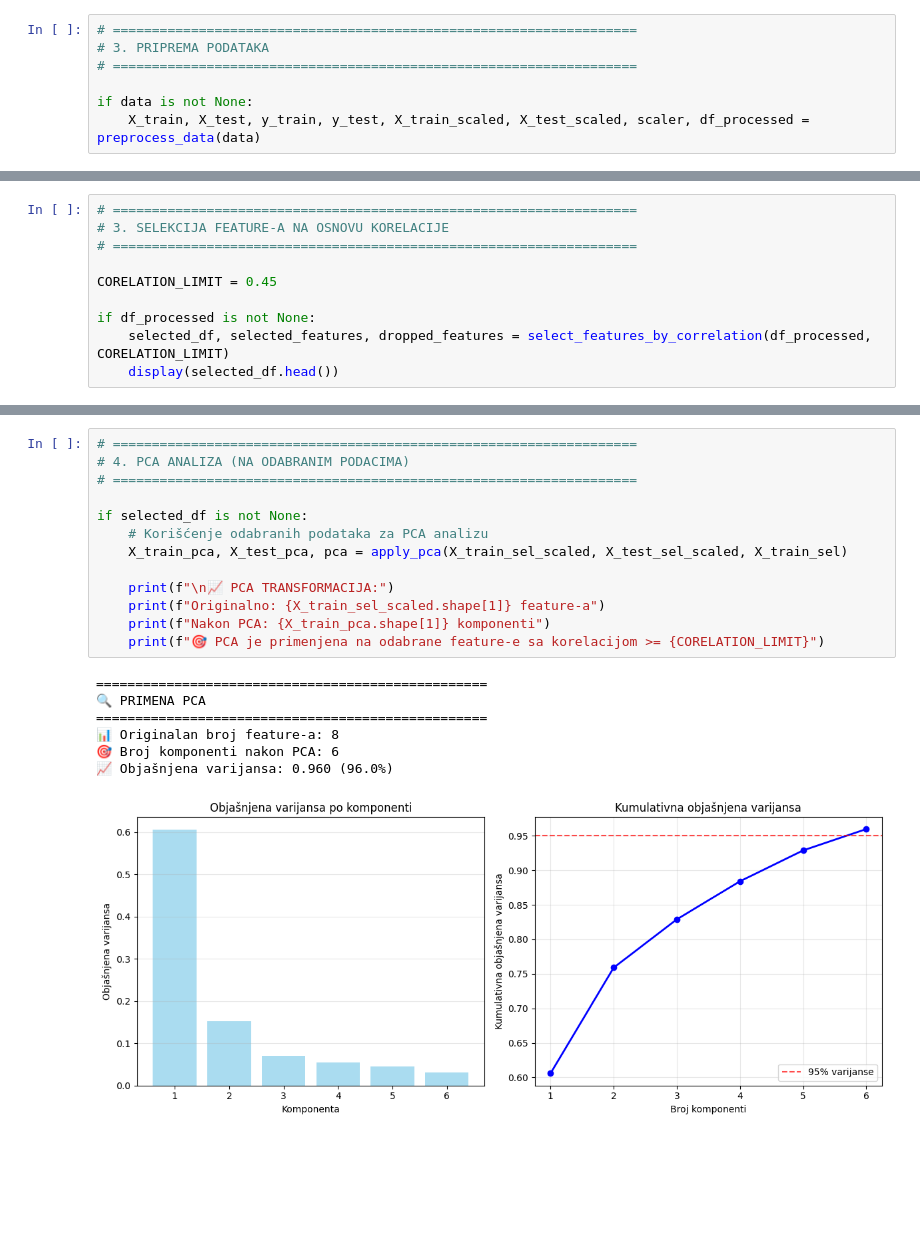
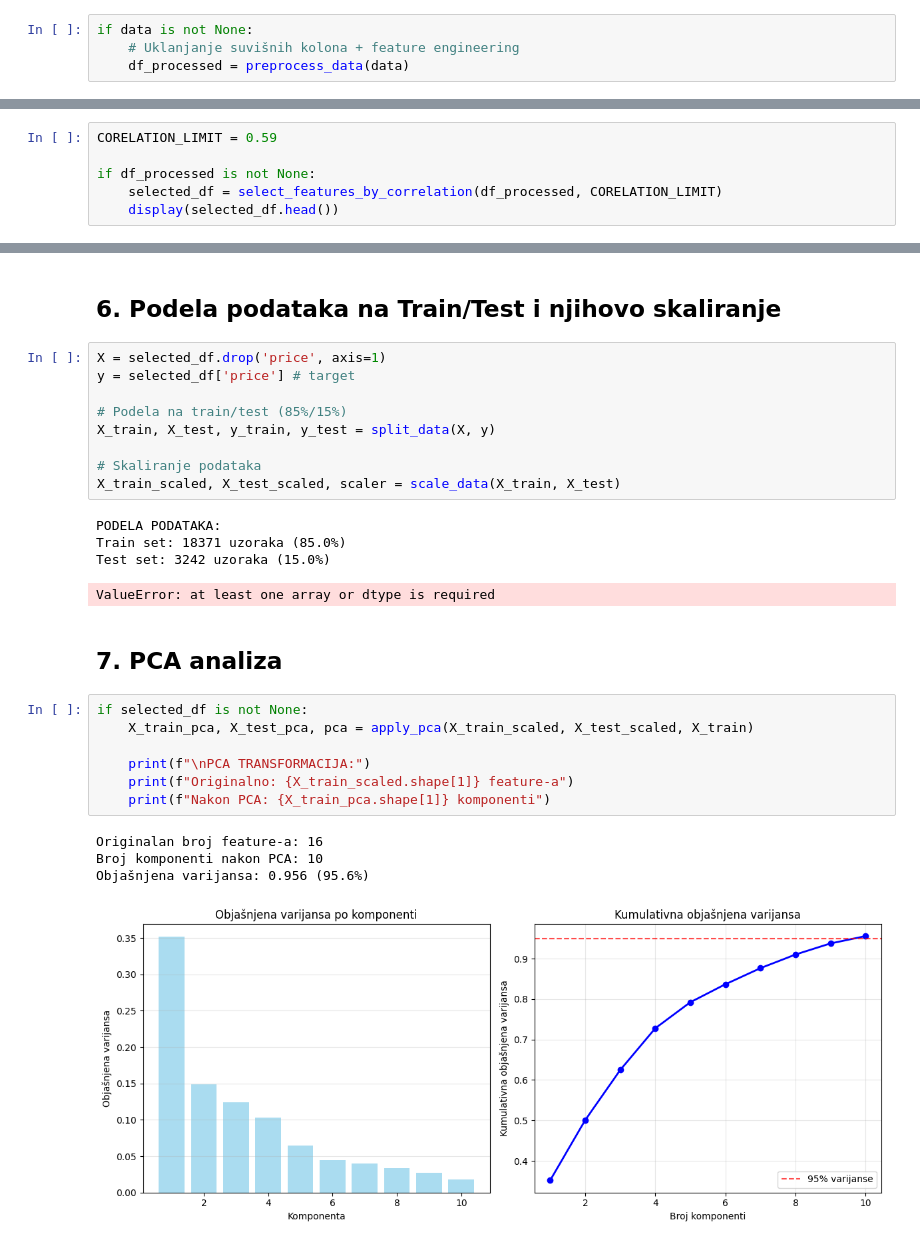
Before and after one commit to MihailoVukorep/mu1_proj, a Jupyter notebook: main.ipynb, the cells around one changed output, grey strips where cells are left out. Cells and saved outputs as stored; diff of their text form; blank space fills up the shorter version.

```diff
--- a/main.ipynb
+++ b/main.ipynb
@@ -93,8 +66,5 @@ Kuće sa pristupom vodi: 0.8%
 # %%
-# ===================================================================
-# 3. PRIPREMA PODATAKA
-# ===================================================================
-
 if data is not None:
-    X_train, X_test, y_train, y_test, X_train_scaled, X_test_scaled, scaler, df_processed = preprocess_data(data)
+    # Uklanjanje suvišnih kolona + feature engineering
+    df_processed = preprocess_data(data)
 # %% [output]
@@ -125,11 +82,7 @@ if df_processed is not None:
 # %%
-# ===================================================================
-# 3. SELEKCIJA FEATURE-A NA OSNOVU KORELACIJE
-# ===================================================================
-
-CORELATION_LIMIT = 0.45
+CORELATION_LIMIT = 0.59
 
 if df_processed is not None:
-    selected_df, selected_features, dropped_features = select_features_by_correlation(df_processed, CORELATION_LIMIT)
+    selected_df = select_features_by_correlation(df_processed, CORELATION_LIMIT)
     display(selected_df.head())
 # %% [output]
@@ -176,21 +102,30 @@ Smanjenje: 15 feature-a (65.2%)
+# %% [markdown]
+## 6. Podela podataka na Train/Test i njihovo skaliranje
+# %%
+X = selected_df.drop('price', axis=1)
+y = selected_df['price'] # target
+
+# Podela na train/test (85%/15%)
+X_train, X_test, y_train, y_test = split_data(X, y)
+
+# Skaliranje podataka
+X_train_scaled, X_test_scaled, scaler = scale_data(X_train, X_test)
+# %% [output]
+PODELA PODATAKA:
+Train set: 18371 uzoraka (85.0%)
+Test set: 3242 uzoraka (15.0%)
+ValueError: at least one array or dtype is required
+# %% [markdown]
+## 7. PCA analiza
 # %%
-# ===================================================================
-# 4. PCA ANALIZA (NA ODABRANIM PODACIMA)
-# ===================================================================
+if selected_df is not None:
+    X_train_pca, X_test_pca, pca = apply_pca(X_train_scaled, X_test_scaled, X_train)
 
-if selected_df is not None:
-    # Korišćenje odabranih podataka za PCA analizu
-    X_train_pca, X_test_pca, pca = apply_pca(X_train_sel_scaled, X_test_sel_scaled, X_train_sel)
-
-    print(f"\n📈 PCA TRANSFORMACIJA:")
-    print(f"Originalno: {X_train_sel_scaled.shape[1]} feature-a")
+    print(f"\nPCA TRANSFORMACIJA:")
+    print(f"Originalno: {X_train_scaled.shape[1]} feature-a")
     print(f"Nakon PCA: {X_train_pca.shape[1]} komponenti")
-    print(f"🎯 PCA je primenjena na odabrane feature-e sa korelacijom >= {CORELATION_LIMIT}")
 # %% [output]
-==================================================
-🔍 PRIMENA PCA
-==================================================
-📊 Originalan broj feature-a: 8
-🎯 Broj komponenti nakon PCA: 6
-📈 Objašnjena varijansa: 0.960 (96.0%)
+Originalan broj feature-a: 16
+Broj komponenti nakon PCA: 10
+Objašnjena varijansa: 0.956 (95.6%)
-[figure, old version]
+[figure, new version]
```
Also changed, not shown: parts of 26 cells of this notebook, 8 other files.
